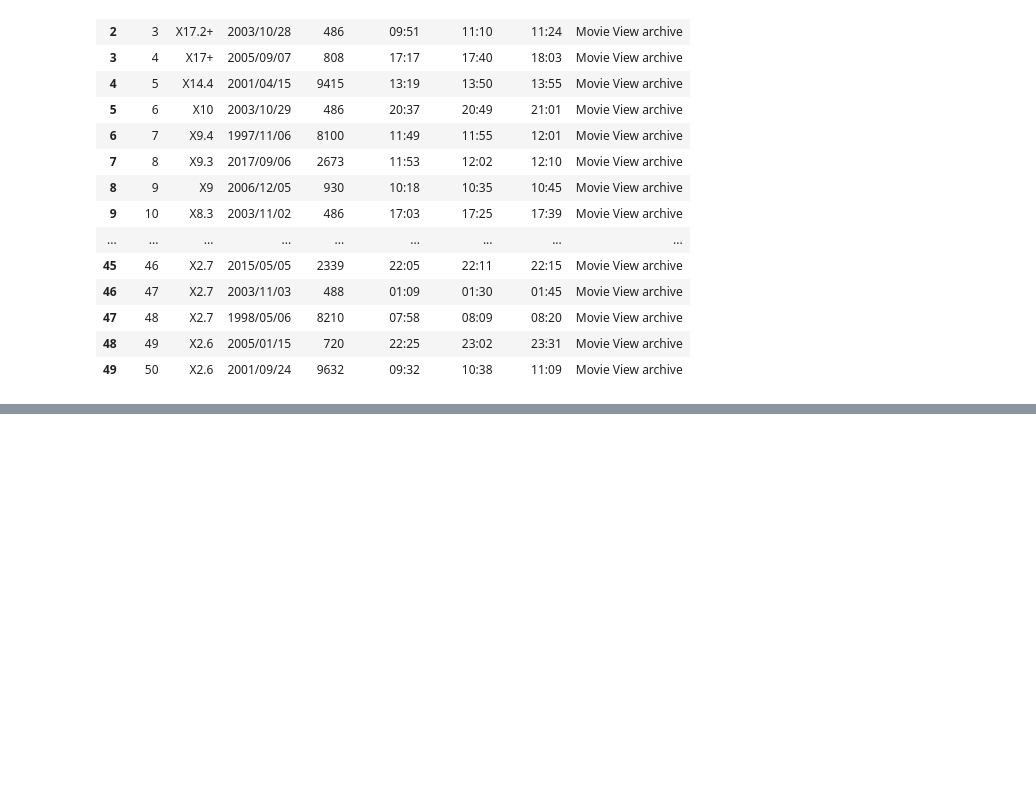
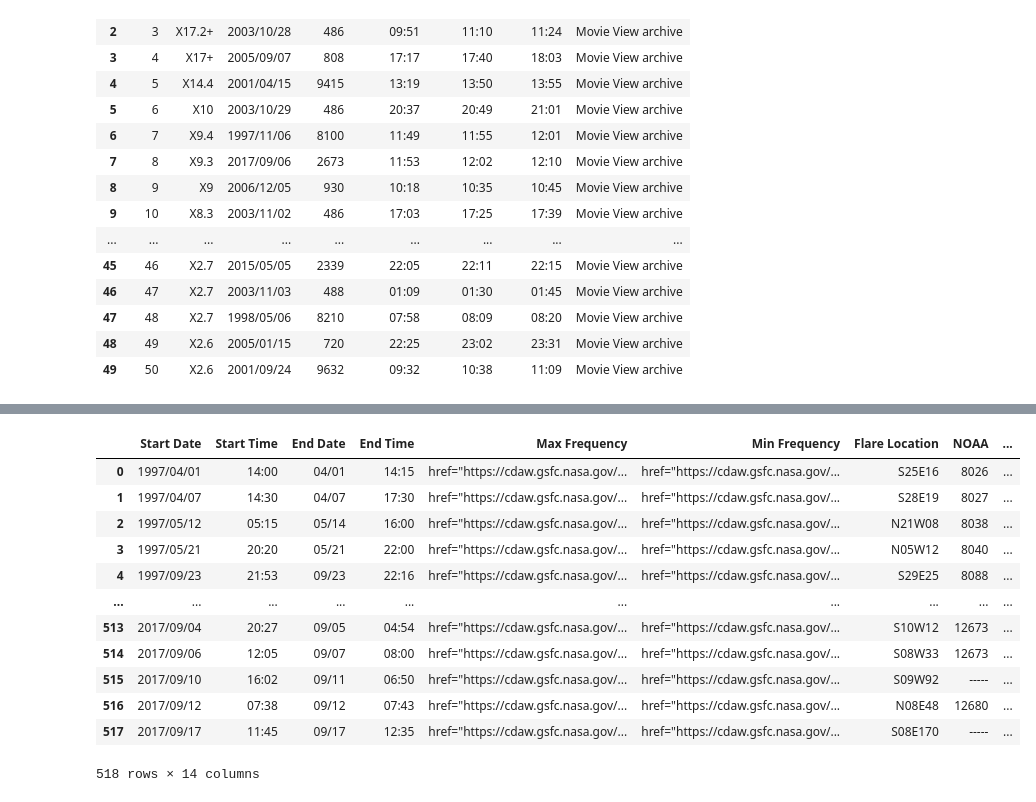
Before and after one commit to vasanth16/DSProjects, a Jupyter notebook: project1.ipynb, the cells around one changed output, grey strips where cells are left out. Drawn from its saved outputs; the diff is of its cells as text; code cells hidden in the pictures; blank space fills up the shorter version.

```diff
--- a/project1.ipynb
+++ b/project1.ipynb
@@ -60,4 +55,60 @@ url2 = 'https://cdaw.gsfc.nasa.gov/CME_list/radio/waves_type2.html'
 headers = {'User-Agent': 'Mozilla/5.0 (Macintosh; Intel Mac OS X 10_10_1) AppleWebKit/537.36 (KHTML, like Gecko) Chrome/39.0.2171.95 Safari/537.36'}
 response2 = requests.get(url2, headers=headers)
 content2 = response2.content
+# %%
+b = BeautifulSoup(content2, "html.parser")
+s = str(b.pre).split('\n')[12:-2]
+
+data = {"Start Date": [],
+        "Start Time": [],
+        "End Date": [],
+        "End Time": [],
+        "Max Frequency": [],
+        "Min Frequency": [],
+        "Flare Location": [],
+        "NOAA": [],
+        "Imp": [],
+        "CME Date": [],
+        "CME Time": [],
+        "CPA": [],
+        "Width": [],
+        "Speed": []}
+
+dfNasa = pd.DataFrame(data)
+# %%
+for i in s:
+    row = i.split(' ')
+    a = [x for x in row if x]
+    b = [y for y in a if y!='<a']
+    insertRow = pd.Series({"Start Date": b[0],
+                       "Start Time": b[1],
+                       "End Date": b[2],
+                       "End Time": b[3],
+                       "Max Frequency": b[4],
+                       "Min Frequency": b[5],
+                       "Flare Location": b[6],
+                       "NOAA": b[7],
+                       "Imp": b[8],
+                       "CME Date": b[9],
+                       "CME Time": b[10],
+                       "CPA": b[11],
+                       "Width": b[12],
+                       "Speed": b[13],
+                      })
+    dfNasa = dfNasa.append(insertRow, ignore_index=True)
+dfNasa
+# %% [output]
+|  | Start Date | Start Time | End Date | End Time | Max Frequency | Min Frequency | Flare Location | NOAA | ... |
+| 0 | 1997/04/01 | 14:00 | 04/01 | 14:15 | href="https://cdaw.gsfc.nasa.gov/... | href="https://cdaw.gsfc.nasa.gov/... | S25E16 | 8026 | ... |
+| 1 | 1997/04/07 | 14:30 | 04/07 | 17:30 | href="https://cdaw.gsfc.nasa.gov/... | href="https://cdaw.gsfc.nasa.gov/... | S28E19 | 8027 | ... |
+| 2 | 1997/05/12 | 05:15 | 05/14 | 16:00 | href="https://cdaw.gsfc.nasa.gov/... | href="https://cdaw.gsfc.nasa.gov/... | N21W08 | 8038 | ... |
+| 3 | 1997/05/21 | 20:20 | 05/21 | 22:00 | href="https://cdaw.gsfc.nasa.gov/... | href="https://cdaw.gsfc.nasa.gov/... | N05W12 | 8040 | ... |
+| 4 | 1997/09/23 | 21:53 | 09/23 | 22:16 | href="https://cdaw.gsfc.nasa.gov/... | href="https://cdaw.gsfc.nasa.gov/... | S29E25 | 8088 | ... |
+| ... | ... | ... | ... | ... | ... | ... | ... | ... | ... |
+| 513 | 2017/09/04 | 20:27 | 09/05 | 04:54 | href="https://cdaw.gsfc.nasa.gov/... | href="https://cdaw.gsfc.nasa.gov/... | S10W12 | 12673 | ... |
+| 514 | 2017/09/06 | 12:05 | 09/07 | 08:00 | href="https://cdaw.gsfc.nasa.gov/... | href="https://cdaw.gsfc.nasa.gov/... | S08W33 | 12673 | ... |
+| 515 | 2017/09/10 | 16:02 | 09/11 | 06:50 | href="https://cdaw.gsfc.nasa.gov/... | href="https://cdaw.gsfc.nasa.gov/... | S09W92 | ----- | ... |
+| 516 | 2017/09/12 | 07:38 | 09/12 | 07:43 | href="https://cdaw.gsfc.nasa.gov/... | href="https://cdaw.gsfc.nasa.gov/... | N08E48 | 12680 | ... |
+| 517 | 2017/09/17 | 11:45 | 09/17 | 12:35 | href="https://cdaw.gsfc.nasa.gov/... | href="https://cdaw.gsfc.nasa.gov/... | S08E170 | ----- | ... |
+518 rows × 14 columns
 # %%
```
Also changed, not shown: parts of 4 cells of this notebook.
